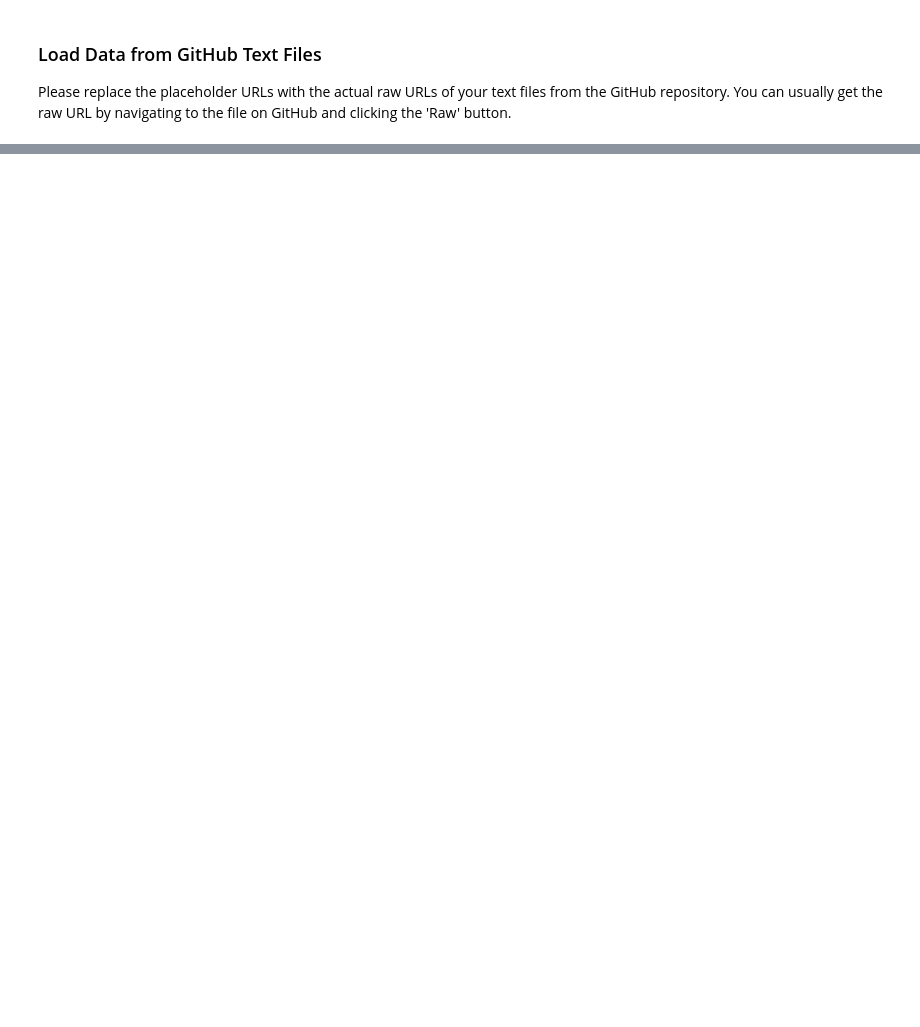
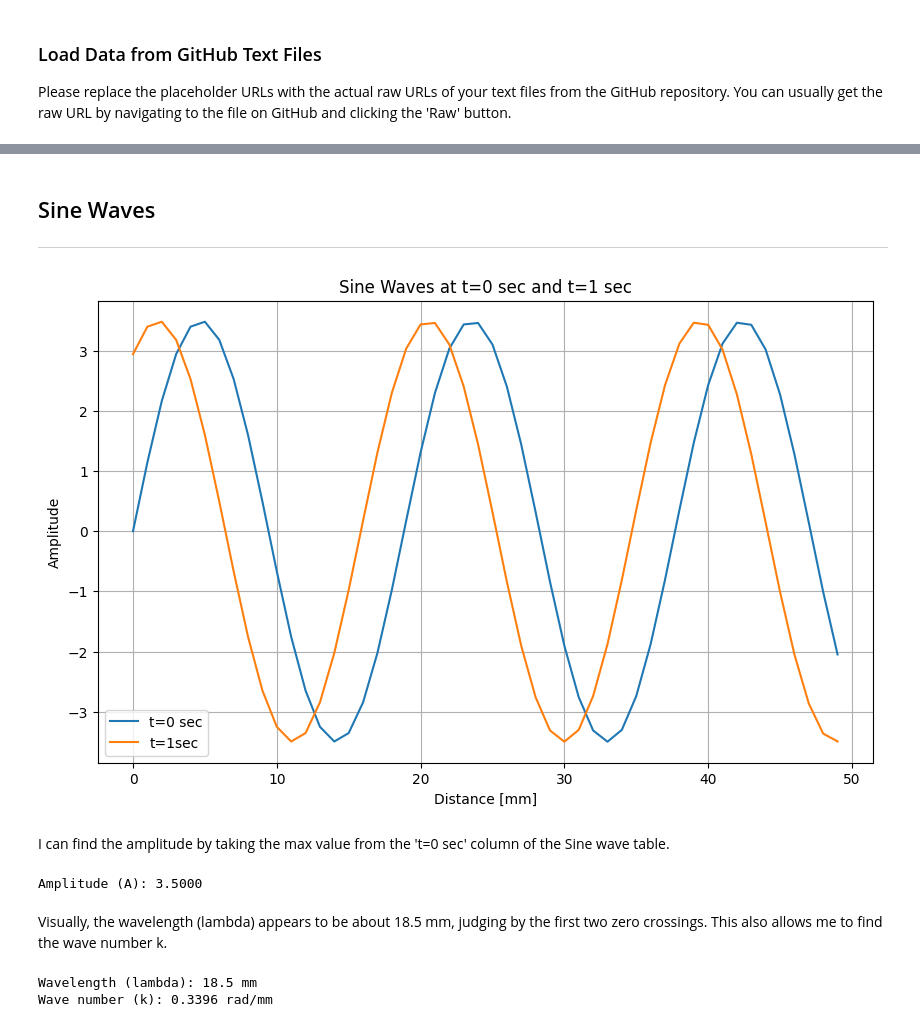
Before and after one commit to jarrodsb/PHYS_313, a Jupyter notebook: HW1/Bieber_HW1.ipynb, the cells around one changed output, grey strips where cells are left out. Saved outputs shown, nothing was run; the diff lists cells and outputs as text; code cells hidden in the pictures; blank space fills up the shorter version.

```diff
--- a/HW1/Bieber_HW1.ipynb
+++ b/HW1/Bieber_HW1.ipynb
@@ -56,3 +32,37 @@ display(two_Gauss.head())
 | 2 | 0.3 | 1.136384e-10 | 0.0 |
 | 3 | 0.4 | 1.739941e-10 | 0.0 |
 | 4 | 0.5 | 2.653424e-10 | 0.0 |
+# %% [markdown]
+## Sine Waves
+
+---
+# %%
+plt.figure(figsize=(10, 6))
+plt.plot(sw['Distance[mm]'], sw['t=0 sec'], label='t=0 sec')
+plt.plot(sw['Distance[mm]'], sw['t=1sec'], label='t=1sec')
+plt.xlabel('Distance [mm]')
+plt.ylabel('Amplitude')
+plt.title('Sine Waves at t=0 sec and t=1 sec')
+plt.legend()
+plt.grid(True)
+plt.show()
+# %% [output]
+[figure, added]
+# %% [markdown]
+I can find the amplitude by taking the max value from the 't=0 sec' column of the Sine wave table.
+# %%
+ampl = sw['t=0 sec'].abs().max()
+print(f"Amplitude (A): {ampl:.4f}")
+# %% [output]
+Amplitude (A): 3.5000
+# %% [markdown]
+Visually, the wavelength (lambda) appears to be about 18.5 mm, judging by the first two zero crossings. This also allows me to find the wave number k.
+# %%
+wavelength = 18.5  # mm
+k = 2 * np.pi / wavelength  # wave number in mm^-1
+
+print(f"Wavelength (lambda): {wavelength:.1f} mm")
+print(f"Wave number (k): {k:.4f} rad/mm")
+# %% [output]
+Wavelength (lambda): 18.5 mm
+Wave number (k): 0.3396 rad/mm
```
Also changed, not shown: parts of 20 cells of this notebook.
